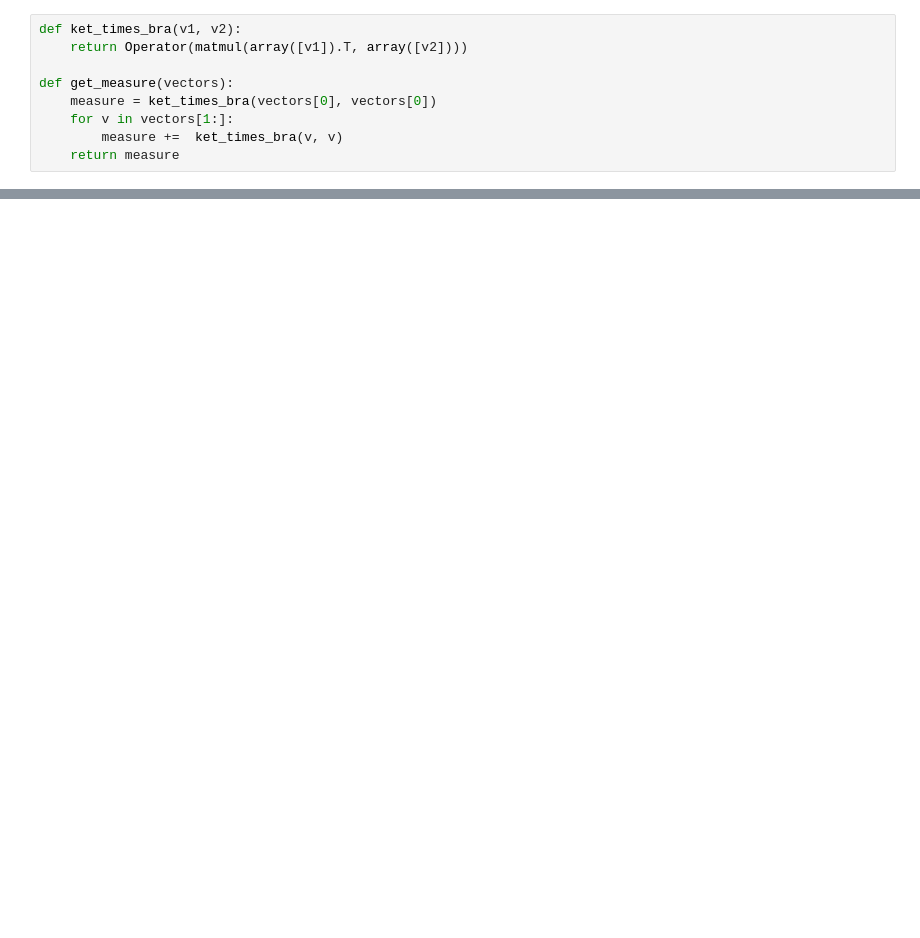
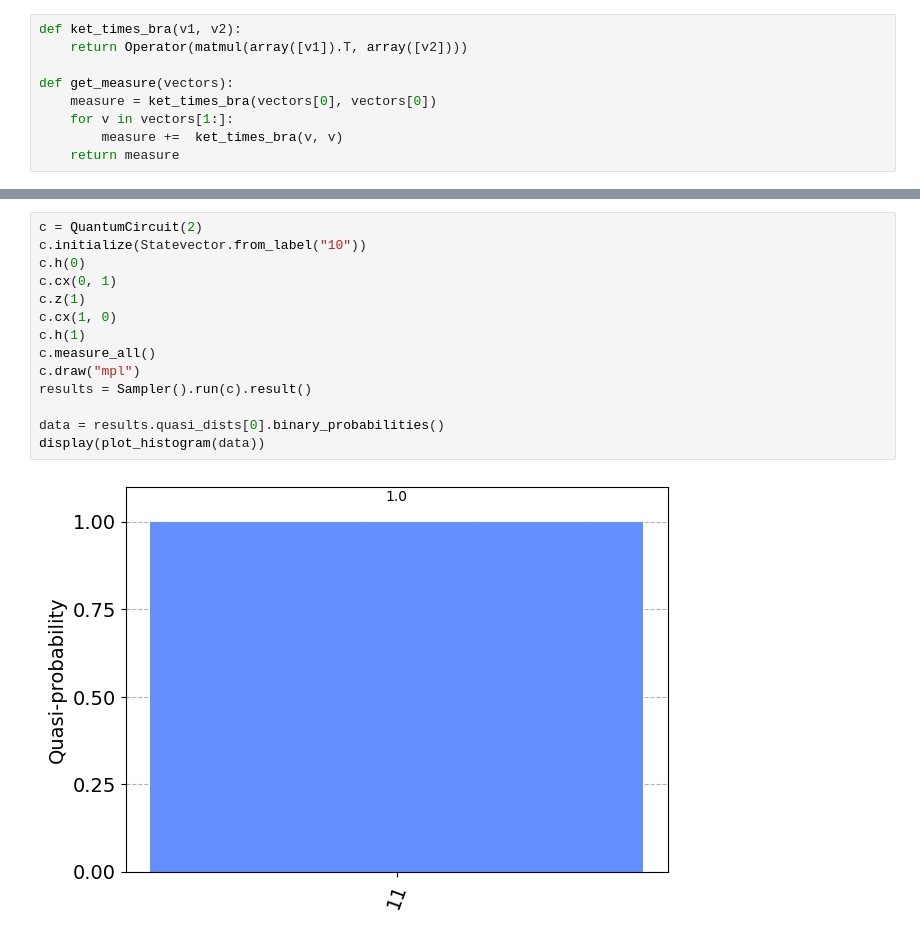
Before and after one commit to McGwire-Jones/IBM-Quantum-Learning, a Jupyter notebook: scratch.ipynb, the cells around one changed output, grey strips where cells are left out. Drawn from its saved outputs; the diff is of its cells as text; blank space fills up the shorter version.

Commit message:
Finished Basics of Quantum Information

```diff
--- a/scratch.ipynb
+++ b/scratch.ipynb
@@ -72,0 +125,16 @@ $$\frac{\sqrt{2}}{4} |000\rangle+\frac{\sqrt{2} i}{4} |100\rangle$$
+# %%
+c = QuantumCircuit(2)
+c.initialize(Statevector.from_label("10"))
+c.h(0)
+c.cx(0, 1)
+c.z(1)
+c.cx(1, 0)
+c.h(1)
+c.measure_all()
+c.draw("mpl")
+results = Sampler().run(c).result()
+
+data = results.quasi_dists[0].binary_probabilities()
+display(plot_histogram(data))
+# %% [output]
+[figure, added]
```
Also changed, not shown: parts of 14 cells of this notebook.
